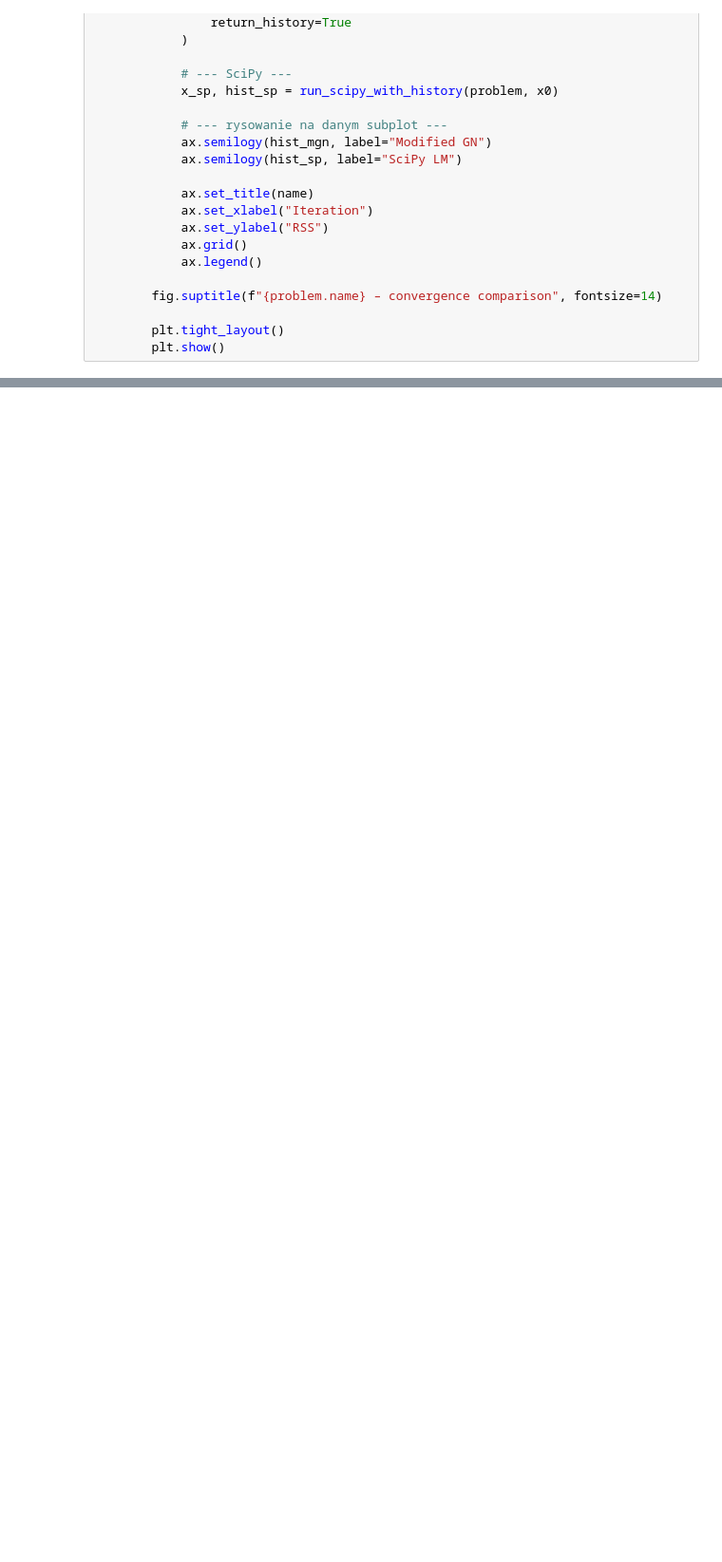
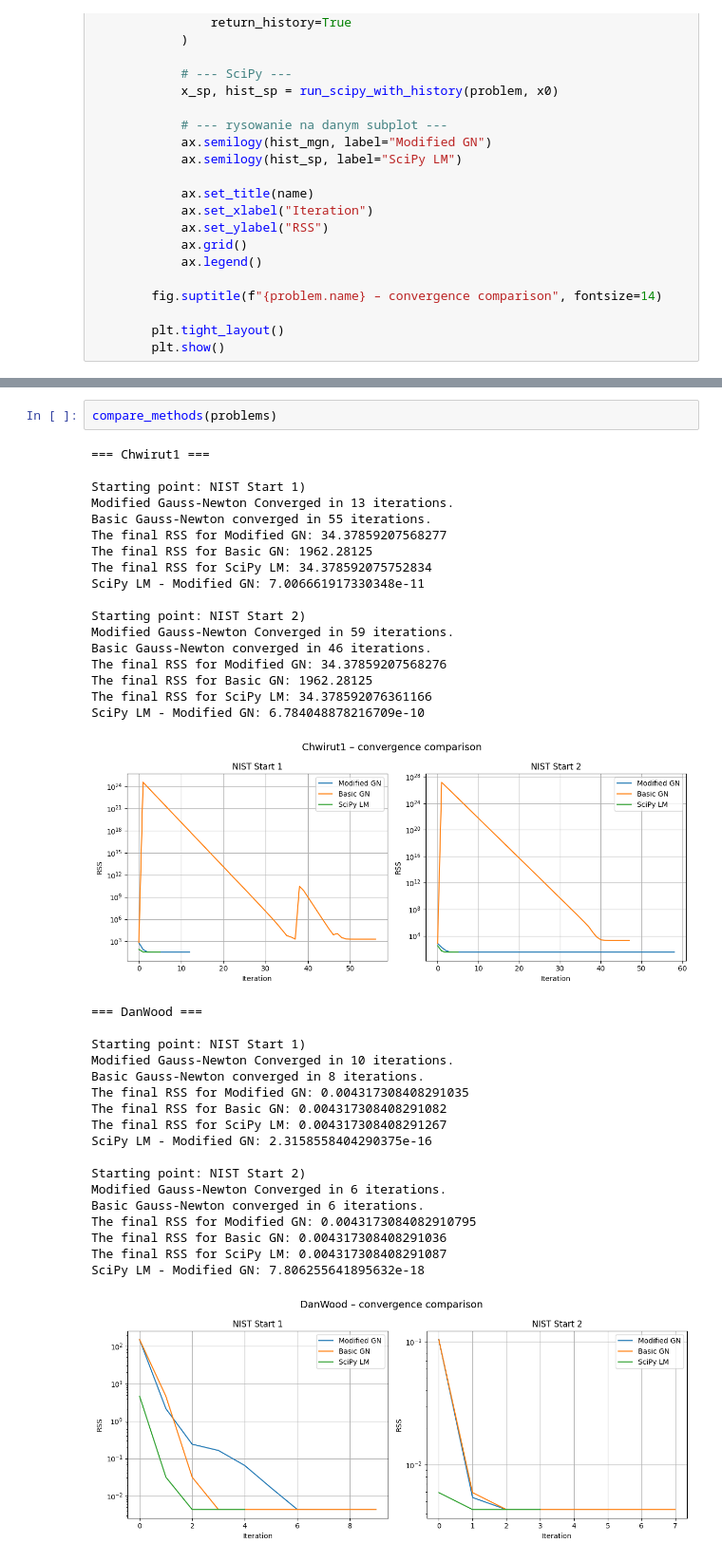
Before and after one commit to kwiatkowskaa/modified-gauss-newton, a Jupyter notebook: notebooks/example.ipynb, the cells around one changed output, grey strips where cells are left out. Shown at 95% size. Drawn from its saved outputs; the diff is of its cells as text; blank space fills up the shorter version.

Commit message:
Basic Gauss Newton Method and Chwirut1Problem added

```diff
--- a/notebooks/example.ipynb
+++ b/notebooks/example.ipynb
@@ -91,0 +151,39 @@ Modified Gauss-Newton Converged in 9 iterations.
+# %%
+compare_methods(problems)
+# %% [output]
+=== Chwirut1 ===
+
+Starting point: NIST Start 1)
+Modified Gauss-Newton Converged in 13 iterations.
+Basic Gauss-Newton converged in 55 iterations.
+The final RSS for Modified GN: 34.37859207568277
+The final RSS for Basic GN: 1962.28125
+The final RSS for SciPy LM: 34.378592075752834
+SciPy LM - Modified GN: 7.006661917330348e-11
+
+Starting point: NIST Start 2)
+Modified Gauss-Newton Converged in 59 iterations.
+Basic Gauss-Newton converged in 46 iterations.
+The final RSS for Modified GN: 34.37859207568276
+The final RSS for Basic GN: 1962.28125
+The final RSS for SciPy LM: 34.378592076361166
+SciPy LM - Modified GN: 6.784048878216709e-10
+[figure, added]
+=== DanWood ===
+
+Starting point: NIST Start 1)
+Modified Gauss-Newton Converged in 10 iterations.
+Basic Gauss-Newton converged in 8 iterations.
+The final RSS for Modified GN: 0.004317308408291035
+The final RSS for Basic GN: 0.004317308408291082
+The final RSS for SciPy LM: 0.004317308408291267
+SciPy LM - Modified GN: 2.3158558404290375e-16
+
+Starting point: NIST Start 2)
+Modified Gauss-Newton Converged in 6 iterations.
+Basic Gauss-Newton converged in 6 iterations.
+The final RSS for Modified GN: 0.0043173084082910795
+The final RSS for Basic GN: 0.004317308408291036
+The final RSS for SciPy LM: 0.004317308408291087
+SciPy LM - Modified GN: 7.806255641895632e-18
+[figure, added]
```
Also changed, not shown: parts of 3 cells of this notebook, 3 other files.
